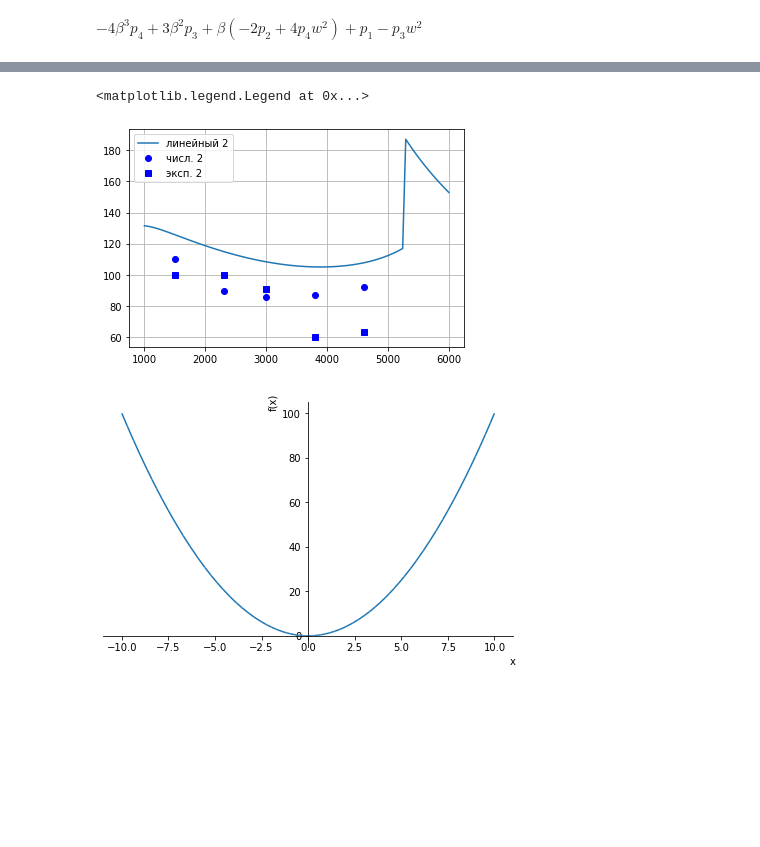
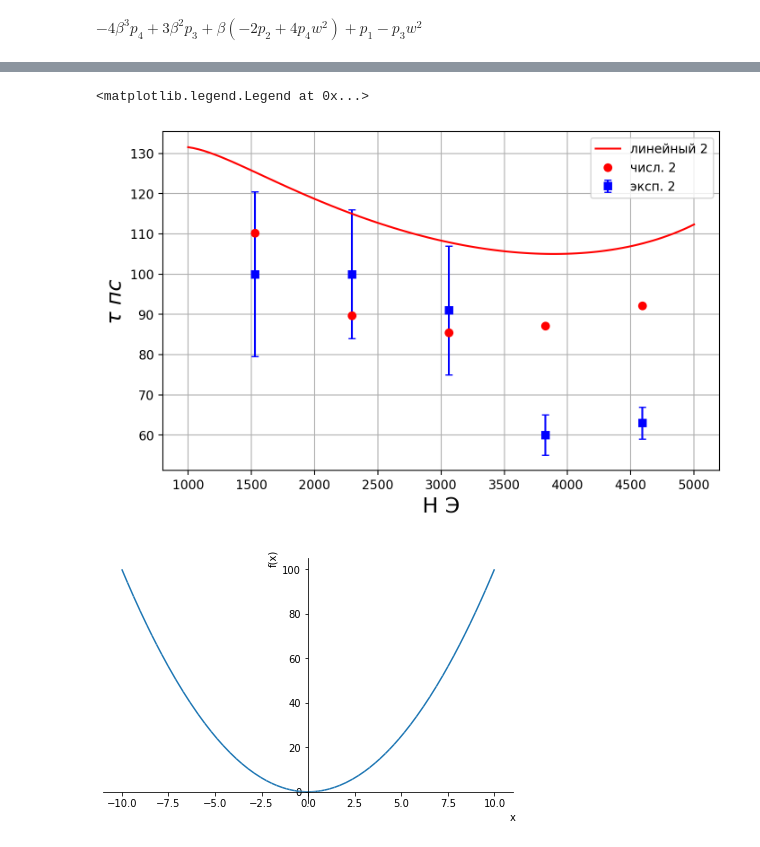
Before and after one commit to sashabusse/LLG_INT, a Jupyter notebook: linear_double.ipynb, the cells around one changed output, grey strips where cells are left out. Drawn from its saved outputs; the diff is of its cells as text; code cells hidden in the pictures; blank space fills up the shorter version.

```diff
--- a/linear_double.ipynb
+++ b/linear_double.ipynb
@@ -275,7 +275,7 @@ for eq in b_sol:
 class BetaResults:
     def __init__(self, film_inst):
         Htet = np.deg2rad(63.)
-        Habses = np.linspace(1e3, 6e3, 100)
+        Habses = np.linspace(1e3, 5e3, 100)
         self.Hax = Habses
 
         self.res_beta = []
@@ -314,3 +314,30 @@ class BetaResults:
 
 
 results_beta = BetaResults(film_inst_double)
+# %%
+tau_exp_d = np.array([
+    100,
+    100,
+    91,
+    60,
+    63
+])
+
+tau_num_s = np.array([
+    109.8,
+    84.0,
+    76.6,
+    71.2,
+    64.9
+])
+
+tau_num_d = np.array([
+    110.2,
+    89.7,
+    85.5,
+    87.1,
+    92.2
+])
+
+dr_exp = pd.read_csv('data/moke/double_results_experimental.txt', sep='\t')
+dr_exp
@@ -317,12 +351,17 @@ results_beta = BetaResults(film_inst_double)
 # %%
-plt.plot(results_beta.Hax, 1e12/np.array(results_beta.res_beta[0]), label='линейный 2')
+%matplotlib inline
+plt.figure(figsize=(8, 5), dpi=200)
+
+plt.plot(results_beta.Hax, 1e12/np.array(results_beta.res_beta[0]), label='линейный 2', color='r')
 #plt.plot(results_beta.Hax, 1e12/np.array(results_beta.res_beta[1]), label='линейный 2')# getting complex values
 #plt.plot(results_beta.Hax, 1e12/np.array(results_beta.res_beta[2]), label='линейный 2')# getting complex values
-plt.plot(H_xl * 1e3, tau_num_d, 'bo', label='числ. 2')
-plt.plot(H_xl * 1e3, tau_exp_d, 'bs', label='эксп. 2')
+plt.plot(dr_exp.H, tau_num_d, 'ro', label='числ. 2')
+#plt.errorbar(dr_exp.H, dr_exp.tau_f, yerr=2*dr_exp.d_tau_f,fmt='bs', label='эксп. 2')
+plt.errorbar(dr_exp.H, tau_exp_d, yerr=dr_exp.d_tau_f, fmt='bs', label='эксп. 2',elinewidth=1.5, capsize=3)
+plt.xlabel('H Э',fontsize=17)
+plt.ylabel(r"$\tau\ пс$",fontsize=17)
 plt.grid(True)
 plt.legend()
-#results_double.res_freq[0]
 # %% [output]
 <matplotlib.legend.Legend at 0x...>
-[figure, old version]
+[figure, new version]
```
Also changed, not shown: parts of 4 cells of this notebook, 17 other files.
